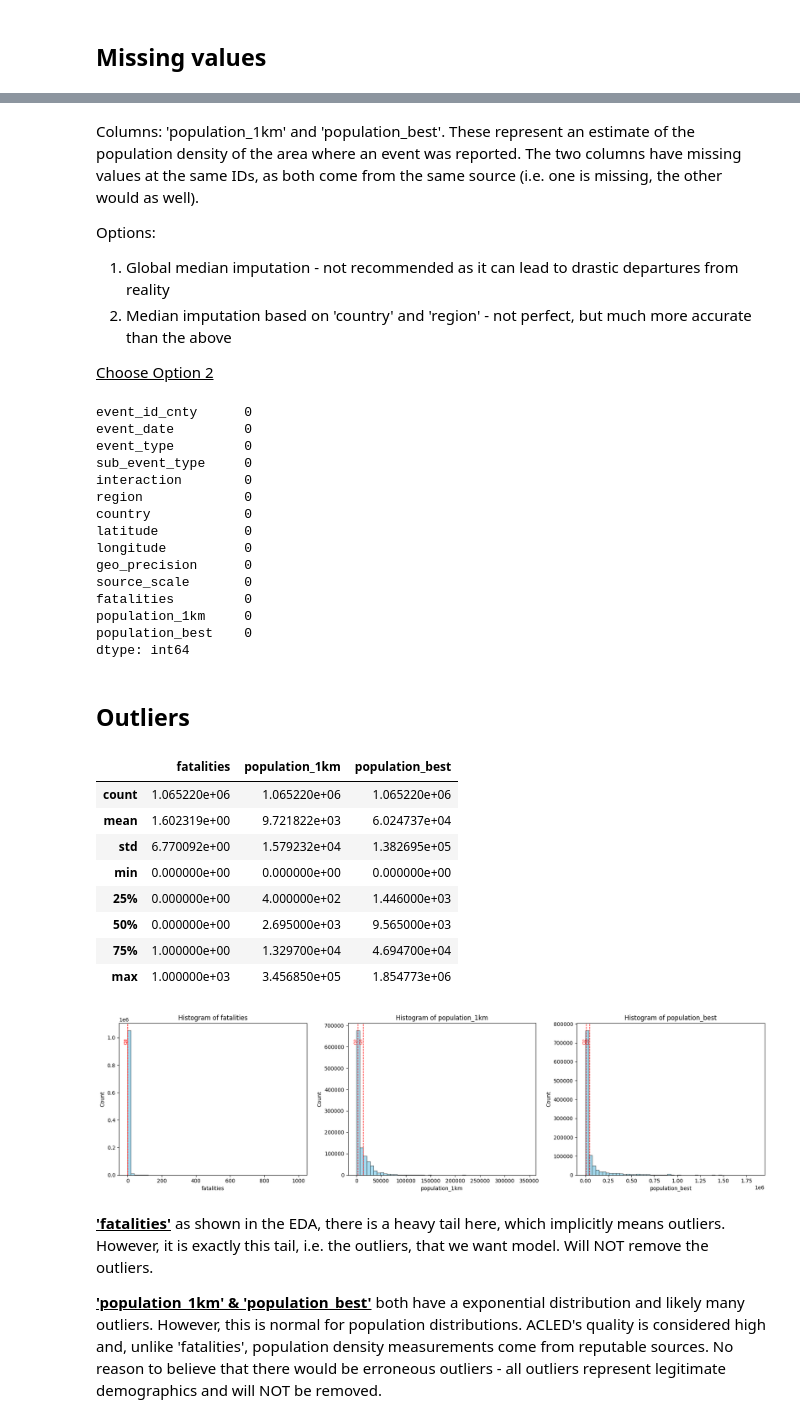
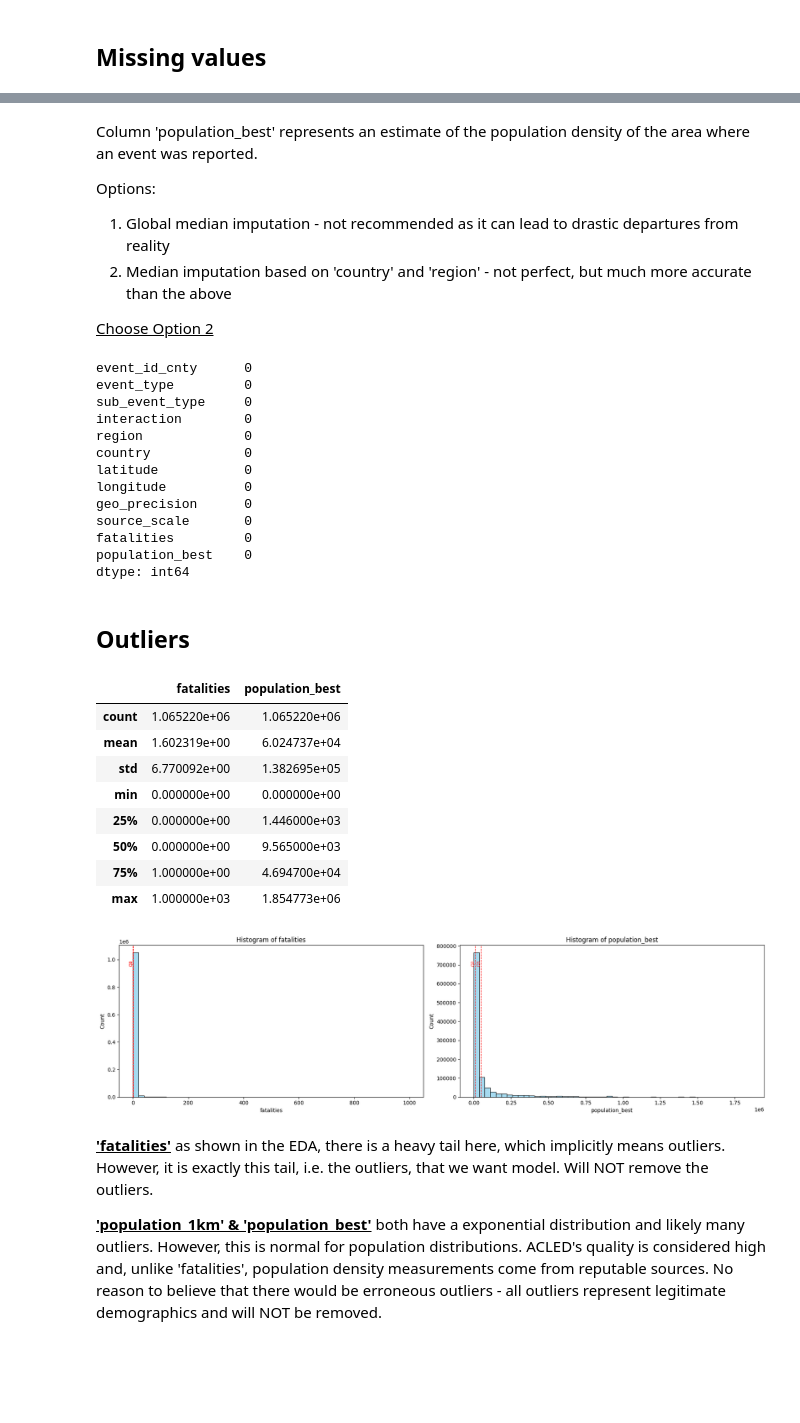
Before and after one commit to CoMa95/Armed-Conflict-Analytics, a Jupyter notebook: notebooks/02_cleaning_engineering.ipynb, the cells around one changed output, grey strips where cells are left out. Drawn from its saved outputs; the diff is of its cells as text; code cells hidden in the pictures; blank space fills up the shorter version.

```diff
--- a/notebooks/02_cleaning_engineering.ipynb
+++ b/notebooks/02_cleaning_engineering.ipynb
@@ -92,6 +92,10 @@ Not all columns are useful for the upcoming analysis. Columns may be dropped for
 # %%
 # 'disorder_type' is irrelevant as it has only one value, so it will be dropped
 df.drop(columns=['disorder_type'], inplace=True)
+# %%
+# 'event_type' is useful, but the analysis will mainly focus on spatial aspects
+# will drop for now
+df.drop(columns=['event_date'], inplace=True)
 # %%
 # "actor1" and "actor2" provide the names of belligerents, e.g. 'Military Forces of Eritrea'
 # these values are too granular (too many unique values), cannot be used
@@ -102,6 +106,9 @@ df.drop(columns=['actor1', 'actor2'], inplace=True)
 # "interaction" combines both sides, e.g. 'State Forces vs. Non-State Forces'
 # therefore, only "interaction" will be kept to reduce dimensionality
 df.drop(columns=['inter1', 'inter2'], inplace=True)
+# %%
+# 'population_1km' and 'population_best' are highly correlated, so only one will be kept
+df.drop(columns=['population_1km'], inplace=True)
 # %%
 # "source" contains the source of the report, e.g. 'BBC'
 # this is too granular, not that useful for the analysis, also 'source_scale' ('Local News') is more relevant
@@ -233,7 +238,7 @@ population_1km     48294
 population_best    48294
 dtype: int64
 # %% [markdown]
-Columns: 'population_1km' and 'population_best'. These represent an estimate of the population density of the area where an event was reported. The two columns have missing values at the same IDs, as both come from the same source (i.e. one is missing, the other would as well).
+Column 'population_best' represents an estimate of the population density of the area where an event was reported.
 
 Options:
 
@@ -243,14 +248,12 @@ Options:
 <ins>Choose Option 2</ins>
 # %%
 # first try with 'country'
-df["population_1km"] = df.groupby("country")["population_1km"].transform(lambda x: x.fillna(x.median()))
 df["population_best"] = df.groupby("country")["population_best"].transform(lambda x: x.fillna(x.median()))
 
 # check if all nans were filled
 df.isna().sum()
 # %% [output]
 event_id_cnty      0
-event_date         0
 event_type         0
 sub_event_type     0
 interaction        0
@@ -261,62 +264,61 @@ longitude          0
 geo_precision      0
 source_scale       0
 fatalities         0
-population_1km     0
 population_best    0
 dtype: int64
 # %% [markdown]
 ## Outliers
 # %%
 # there are only 3 columns that could potentially have outliers
-df[['fatalities', 'population_1km', 'population_best']].describe()
+df[['fatalities', 'population_best']].describe()
 # %% [output]
-|  | fatalities | population_1km | population_best |
-| count | 1.065220e+06 | 1.065220e+06 | 1.065220e+06 |
-| mean | 1.602319e+00 | 9.721822e+03 | 6.024737e+04 |
-| std | 6.770092e+00 | 1.579232e+04 | 1.382695e+05 |
-| min | 0.000000e+00 | 0.000000e+00 | 0.000000e+00 |
-| 25% | 0.000000e+00 | 4.000000e+02 | 1.446000e+03 |
-| 50% | 0.000000e+00 | 2.695000e+03 | 9.565000e+03 |
-| 75% | 1.000000e+00 | 1.329700e+04 | 4.694700e+04 |
-| max | 1.000000e+03 | 3.456850e+05 | 1.854773e+06 |
+|  | fatalities | population_best |
+| count | 1.065220e+06 | 1.065220e+06 |
+| mean | 1.602319e+00 | 6.024737e+04 |
+| std | 6.770092e+00 | 1.382695e+05 |
+| min | 0.000000e+00 | 0.000000e+00 |
+| 25% | 0.000000e+00 | 1.446000e+03 |
+| 50% | 0.000000e+00 | 9.565000e+03 |
+| 75% | 1.000000e+00 | 4.694700e+04 |
+| max | 1.000000e+03 | 1.854773e+06 |
 # %%
 # visualize distributions and quartiles to identify outliers
 
-cols = ["fatalities", "population_1km", "population_best"]
+cols = ["fatalities", "population_best"]
 
 # create figure
-fig, axes = plt.subplots(1, 3, figsize=(18, 5))
+fig, axes = plt.subplots(1, 2, figsize=(18, 5))
 for ax, col in zip(axes, cols):
     data = df[col].dropna()
 
     # create histogram
     sns.histplot(data, bins=50, kde=False, ax=ax, color="skyblue")
     # calculate quartiles
     q2 = np.percentile(data, 50)
     q3 = np.percentile(data, 75)
     # draw lines for Q2 and Q3
     for q, label in zip([q2, q3], ["Q2", "Q3"]):
         ax.axvline(q, color="red", linestyle="--", linewidth=1)
         ax.text(
             q,
             ax.get_ylim()[1] * 0.9,
             label,
             rotation=90,
             verticalalignment="top",
             horizontalalignment="right",
             fontsize=8,
             color="red"
         )
 
     # add titles and labels
     ax.set_title(f"Histogram of {col}")
     ax.set_xlabel(col)
     ax.set_ylabel("Count")
 
 plt.tight_layout()
 plt.show()
 # %% [output]
-[figure, old version]
+[figure, new version]
 # %% [markdown]
 <ins>**'fatalities'**</ins> as shown in the EDA, there is a heavy tail here, which implicitly means outliers. However, it is exactly this tail, i.e. the outliers, that we want model. Will NOT remove the outliers.
 
```
Also changed, not shown: parts of 11 cells of this notebook.
